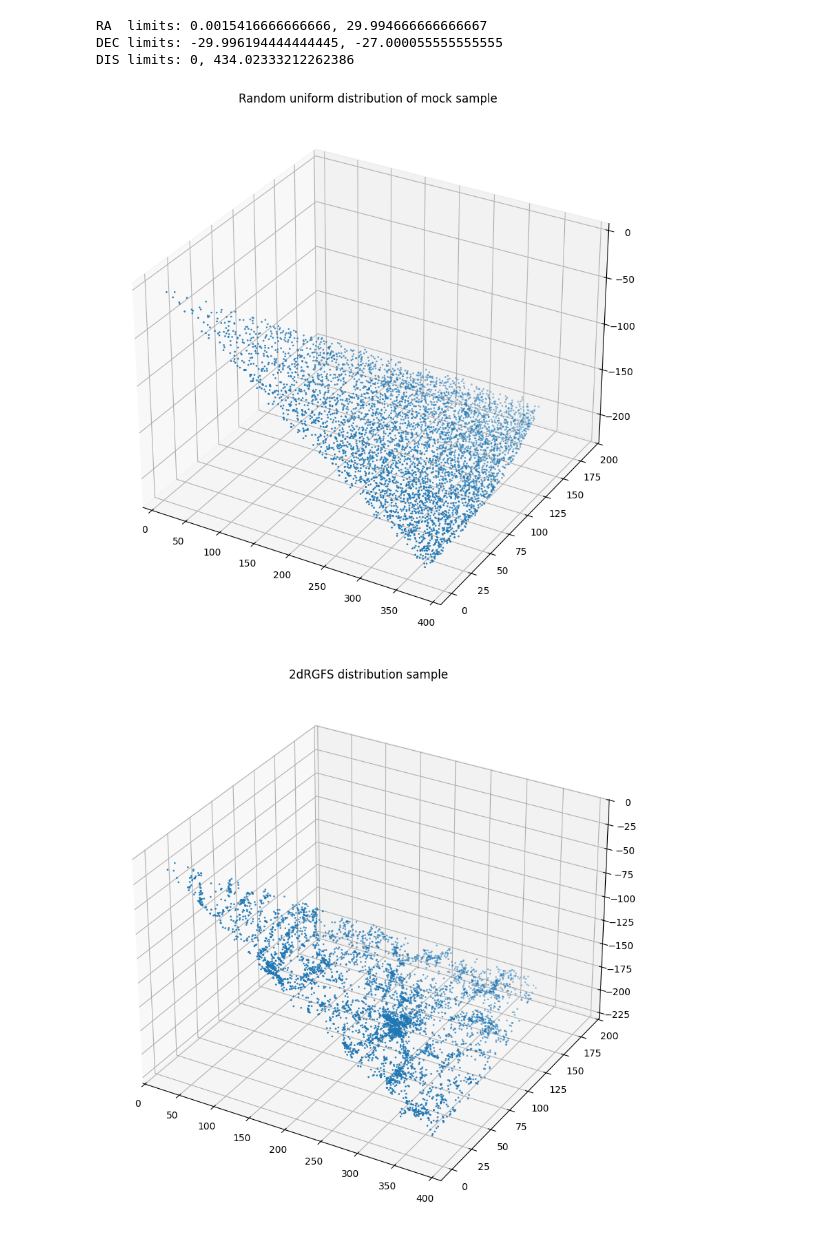
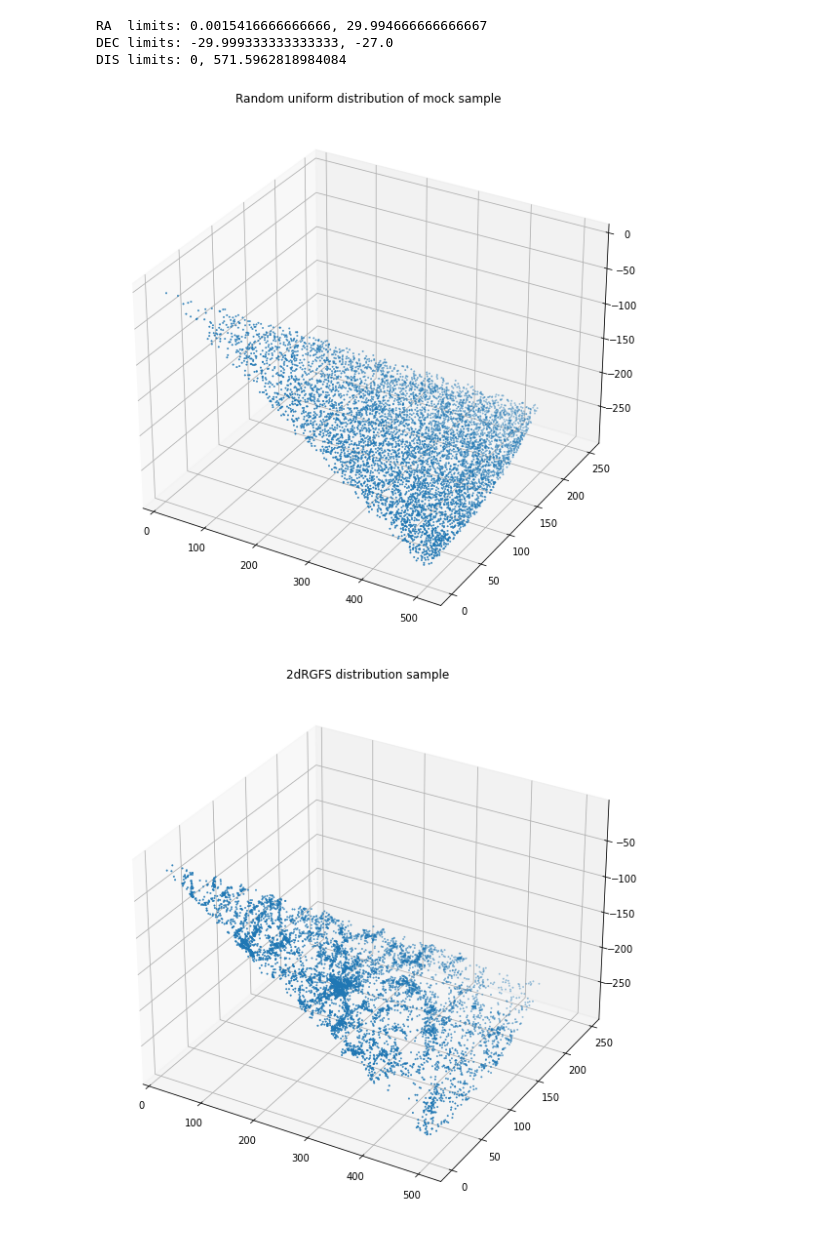
Before and after one commit to carlostp12/tfm, a Jupyter notebook: python/notebook/notebook-2df.ipynb, the cells around one changed output. Saved outputs shown, nothing was run; the diff lists cells and outputs as text; code cells hidden in the pictures.

```diff
--- a/python/notebook/notebook-2df.ipynb
+++ b/python/notebook/notebook-2df.ipynb
@@ -148,14 +114,12 @@ import matplotlib.pyplot as plt
 import math
 
 # Foereach dV we get the same number of galaxies.
-# dV = (ro^2)dr sin(dec) d(ra)  --> para angúlos pequeños sin(dec) ~ dec
-
+# Thats why
 def ro_t(x):
-    """ returns the result of x^2 """
-    #return x**2
+    """ returns the result of x^3/3 """
     return (x**3)*(1/3)
 
-# definimos función para generar el catálogo simulado
+# Fucntion to pass to radians the angles
 def to_radians(angle):
     return angle * math.pi / 180
 
@@ -196,8 +160,6 @@ def simulateCatalog(limits, n_gal, plotRho = False):
         ra = np.random.uniform(low=limits["ra_min"],
                         high=limits["ra_max"], size=n_gal)
 
-        # We come back to equatorial coordinates
-        #ro = (ro3)**(0.5)
         ro = (3*ro3)**(1/3)
 
 
@@ -218,41 +180,33 @@ limits = {'ra_min': ra_min, 'ra_max': ra_sup,
           "dec_min": dec_min, "dec_max": dec_sup,
           "dist_min": min_dist, "dist_max": max_dist}
 
-p_cat = simulateCatalog(limits, len(data), plotRho = False)
+p_cat = simulateCatalog(limits, len(data_sample), plotRho = False)
 print("RA  limits: {}, {}".format(ra_min, ra_sup))
 print("DEC limits: {}, {}".format(dec_min, dec_sup))
 print("DIS limits: {}, {}".format(min_dist, max_dist))
 # %% [output]
 RA  limits: 0.0015416666666666, 29.994666666666667
-DEC limits: -29.996194444444445, -27.000055555555555
-DIS limits: 0, 434.02333212262386
+DEC limits: -29.999333333333333, -27.0
+DIS limits: 0, 571.5962818984084
 # %%
-xx = list()
-yx = list()
-zx = list()
-for p in p_cat:
-    xx.append(p[0])
-    yx.append(p[1])
-    zx.append(p[2])
+def plot_data_points(x, y, z, title):
+    plt.figure(figsize=(10, 10))
+    ax = plt.axes(projection='3d')
+    plt.title(title)
+    ax.scatter(x, y, z, s=2, linewidth=0.5)
+    plt.show()
 # %%
-plt.figure(figsize=(10, 10))
-ax = plt.axes(projection='3d')
-ax.scatter(xx, yx, zx, s=2, linewidth=0.5)
-plt.title("Random uniform distribution of mock sample")
-plt.show()
+xx = list()
+yx = list()
+zx = list()
+for p in p_cat:
+    xx.append(p[0])
+    yx.append(p[1])
+    zx.append(p[2])
+plot_data_points(xx, yx, zx, "Random uniform distribution of mock sample")
 # %% [output]
-[figure, old version]
+[figure, new version]
 # %%
-
-X = data[[ 'x', 'y', 'z']]
-x = X['x']
-y = X['y']
-z = X['z']
-colors = data[['GROUP_ID']]
-plt.figure(figsize=(10, 10))
-ax = plt.axes(projection='3d')
-plt.title("2dRGFS distribution sample")
-ax.scatter(x, y, z, s=2, linewidth=0.5)
-plt.show()
+plot_data_points(data_sample['x'], data_sample['y'], data_sample['z'], "2dRGFS distribution sample")
 # %% [output]
-[figure, old version]
+[figure, new version]
```
Also changed, not shown: parts of 22 cells of this notebook, 16 other files.
